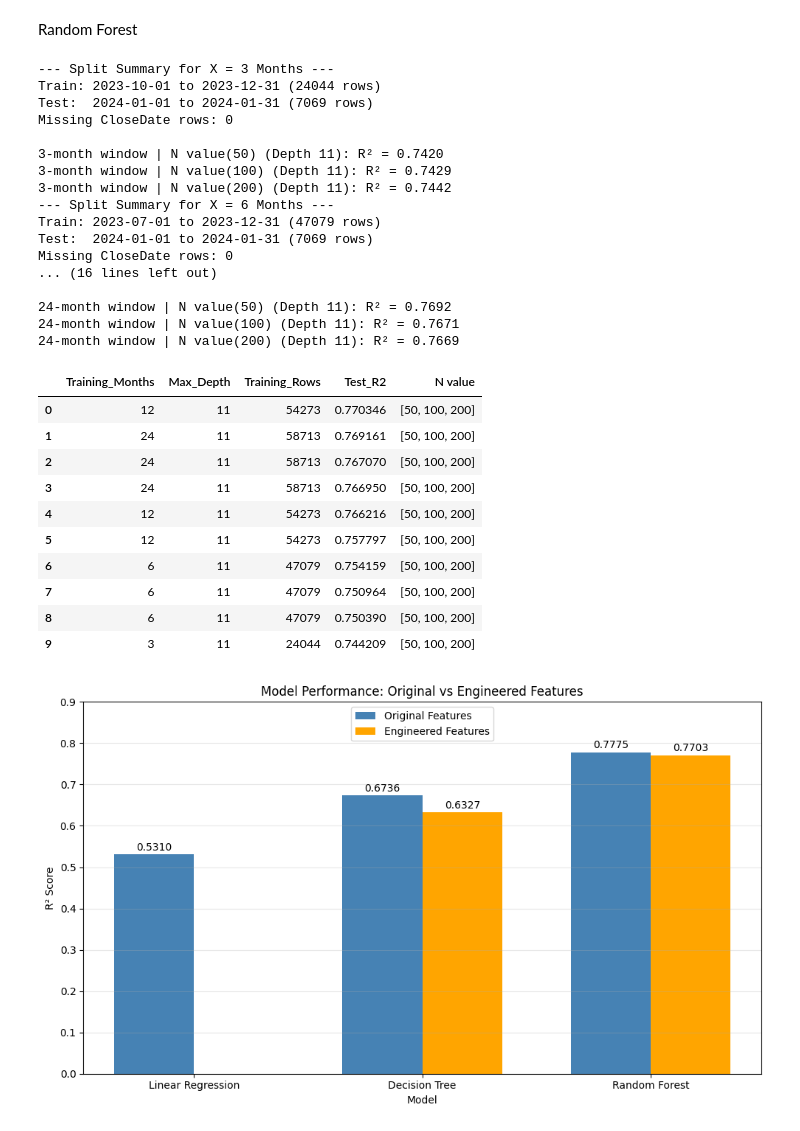
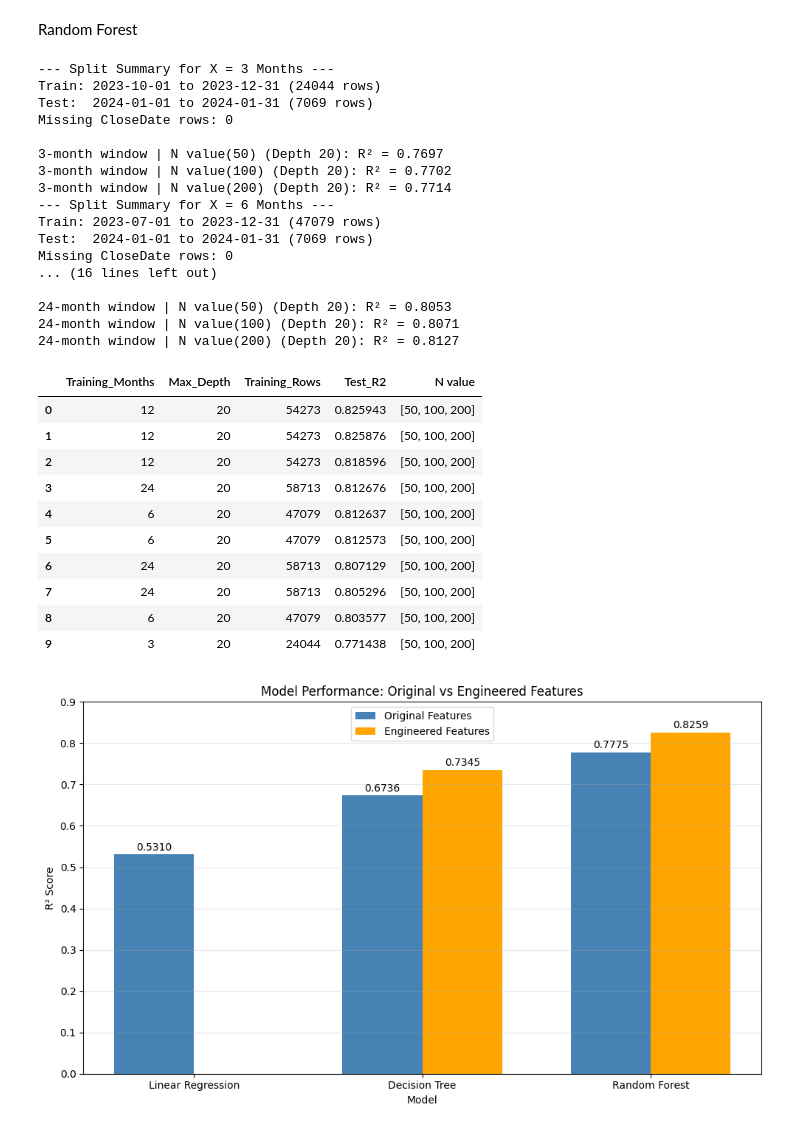
Before and after one commit to EthanFerba/IDX-Exchange-Data-Science, a Jupyter notebook: Feature_eng.ipynb, the cells around one changed output. Cells and saved outputs as stored; diff of their text form; code cells hidden in the pictures.

```diff
--- a/Feature_eng.ipynb
+++ b/Feature_eng.ipynb
@@ -668,7 +647,8 @@ Random Forest
 # %%
 rf_results = []
 n_vals = [50, 100, 200]
-depths = [11]
+depths = [20]
+splits = [3,4,5]
 
 for months in window_options:
     train_set, test_set = create_temporal_split(rdf_features, training_months_x=months)
@@ -686,8 +666,9 @@ for months in window_options:
 
     for n in n_vals:
       for depth in depths:
-        rf_model = RandomForestRegressor(n_estimators=n, max_depth=depth, random_state=42)
-        rf_model.fit(X_train, y_train)
+        for s in splits:
+          rf_model = RandomForestRegressor(n_estimators=n, max_depth=depth, random_state=42, min_samples_split = s)
+          rf_model.fit(X_train, y_train)
 
         # Predict and Evaluate
         predictions = rf_model.predict(X_test)
@@ -711,29 +692,29 @@ Train: 2023-10-01 to 2023-12-31 (24044 rows)
 Test:  2024-01-01 to 2024-01-31 (7069 rows)
 Missing CloseDate rows: 0
 
-3-month window | N value(50) (Depth 11): R² = 0.7420
-3-month window | N value(100) (Depth 11): R² = 0.7429
-3-month window | N value(200) (Depth 11): R² = 0.7442
+3-month window | N value(50) (Depth 20): R² = 0.7697
+3-month window | N value(100) (Depth 20): R² = 0.7702
+3-month window | N value(200) (Depth 20): R² = 0.7714
 --- Split Summary for X = 6 Months ---
 Train: 2023-07-01 to 2023-12-31 (47079 rows)
 Test:  2024-01-01 to 2024-01-31 (7069 rows)
 Missing CloseDate rows: 0
 ... (16 lines left out)
 
-24-month window | N value(50) (Depth 11): R² = 0.7692
-24-month window | N value(100) (Depth 11): R² = 0.7671
-24-month window | N value(200) (Depth 11): R² = 0.7669
+24-month window | N value(50) (Depth 20): R² = 0.8053
+24-month window | N value(100) (Depth 20): R² = 0.8071
+24-month window | N value(200) (Depth 20): R² = 0.8127
 |  | Training_Months | Max_Depth | Training_Rows | Test_R2 | N value |
-| 0 | 12 | 11 | 54273 | 0.770346 | [50, 100, 200] |
-| 1 | 24 | 11 | 58713 | 0.769161 | [50, 100, 200] |
-| 2 | 24 | 11 | 58713 | 0.767070 | [50, 100, 200] |
-| 3 | 24 | 11 | 58713 | 0.766950 | [50, 100, 200] |
-| 4 | 12 | 11 | 54273 | 0.766216 | [50, 100, 200] |
-| 5 | 12 | 11 | 54273 | 0.757797 | [50, 100, 200] |
-| 6 | 6 | 11 | 47079 | 0.754159 | [50, 100, 200] |
-| 7 | 6 | 11 | 47079 | 0.750964 | [50, 100, 200] |
-| 8 | 6 | 11 | 47079 | 0.750390 | [50, 100, 200] |
-| 9 | 3 | 11 | 24044 | 0.744209 | [50, 100, 200] |
+| 0 | 12 | 20 | 54273 | 0.825943 | [50, 100, 200] |
+| 1 | 12 | 20 | 54273 | 0.825876 | [50, 100, 200] |
+| 2 | 12 | 20 | 54273 | 0.818596 | [50, 100, 200] |
+| 3 | 24 | 20 | 58713 | 0.812676 | [50, 100, 200] |
+| 4 | 6 | 20 | 47079 | 0.812637 | [50, 100, 200] |
+| 5 | 6 | 20 | 47079 | 0.812573 | [50, 100, 200] |
+| 6 | 24 | 20 | 58713 | 0.807129 | [50, 100, 200] |
+| 7 | 24 | 20 | 58713 | 0.805296 | [50, 100, 200] |
+| 8 | 6 | 20 | 47079 | 0.803577 | [50, 100, 200] |
+| 9 | 3 | 20 | 24044 | 0.771438 | [50, 100, 200] |
 # %%
 
 # ==========================================
@@ -743,10 +724,10 @@ Missing CloseDate rows: 0
 models = ["Linear Regression", "Decision Tree", "Random Forest"]
 
 # Best R² scores from original models
-original_r2 = [0.5310, 0.6736, 0.7775]
+original_r2 = [0.5310, 0.673584, 0.777501]
 
 # Best R² scores with engineered features
-engineered_r2 = [np.nan, 0.6327, 0.7703]
+engineered_r2 = [np.nan, 0.734518, 0.825943]
 
 x = np.arange(len(models))
 width = 0.35
@@ -754,31 +735,31 @@ width = 0.35
 plt.figure(figsize=(10, 6))
 
 # Original model bars
 plt.bar(x - width/2, original_r2, width,
         label="Original Features", color="steelblue")
 
 # Engineered model bars
 plt.bar(x + width/2, engineered_r2, width,
         label="Engineered Features", color="orange")
 
 # Add R² values above the bars
 for i in range(len(models)):
     plt.text(x[i] - width/2, original_r2[i] + 0.01,
              f"{original_r2[i]:.4f}", ha="center")
 
     if not np.isnan(engineered_r2[i]):
         plt.text(x[i] + width/2, engineered_r2[i] + 0.01,
                  f"{engineered_r2[i]:.4f}", ha="center")
 
 plt.xticks(x, models)
 plt.ylabel("R² Score")
 plt.xlabel("Model")
 plt.title("Model Performance: Original vs Engineered Features")
 plt.ylim(0, 0.9)
 plt.legend()
 plt.grid(axis="y", alpha=0.3)
 
 plt.tight_layout()
 plt.show()
 # %% [output]
-[figure, old version]
+[figure, new version]
```
Also changed, not shown: parts of 5 cells of this notebook.
